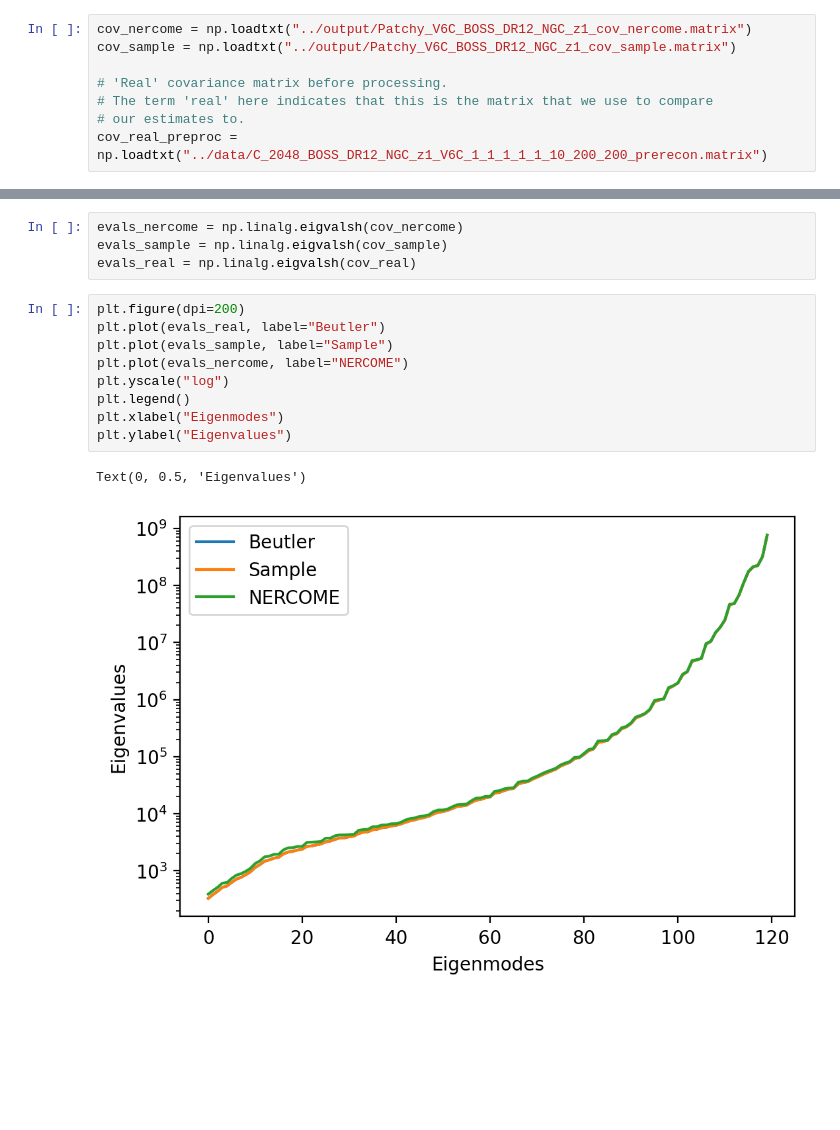
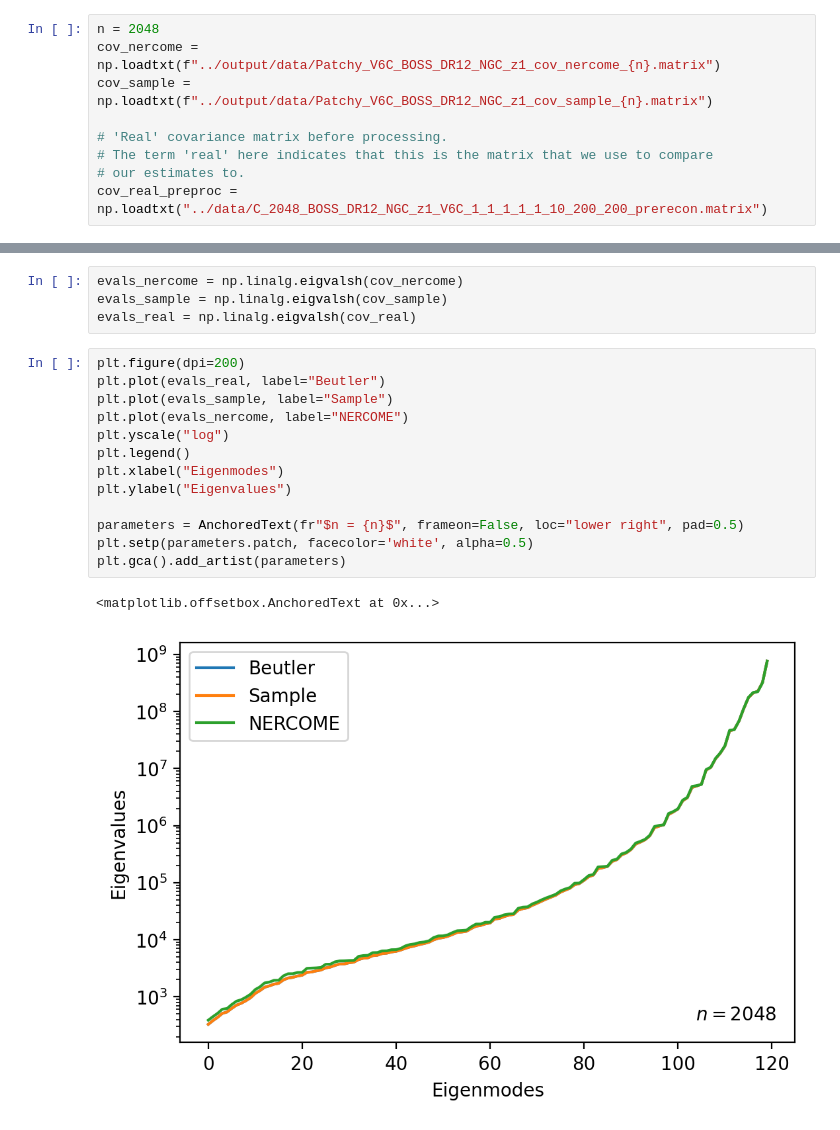
Before and after one commit to marnixlooijmans/power-spectra-examples, a Jupyter notebook: notebooks/cov-matrix-processing.ipynb, the cells around one changed output, grey strips where cells are left out. Drawn from its saved outputs; the diff is of its cells as text; blank space fills up the shorter version.

```diff
--- a/notebooks/cov-matrix-processing.ipynb
+++ b/notebooks/cov-matrix-processing.ipynb
@@ -4,7 +5,8 @@ import matplotlib.pyplot as plt
 %matplotlib inline
 # %%
-cov_nercome = np.loadtxt("../output/Patchy_V6C_BOSS_DR12_NGC_z1_cov_nercome.matrix")
-cov_sample = np.loadtxt("../output/Patchy_V6C_BOSS_DR12_NGC_z1_cov_sample.matrix")
+n = 2048
+cov_nercome = np.loadtxt(f"../output/data/Patchy_V6C_BOSS_DR12_NGC_z1_cov_nercome_{n}.matrix")
+cov_sample = np.loadtxt(f"../output/data/Patchy_V6C_BOSS_DR12_NGC_z1_cov_sample_{n}.matrix")
 
 # 'Real' covariance matrix before processing.
 # The term 'real' here indicates that this is the matrix that we use to compare
@@ -57,15 +59,19 @@ evals_real = np.linalg.eigvalsh(cov_real)
 # %%
 plt.figure(dpi=200)
 plt.plot(evals_real, label="Beutler")
 plt.plot(evals_sample, label="Sample")
 plt.plot(evals_nercome, label="NERCOME")
 plt.yscale("log")
 plt.legend()
 plt.xlabel("Eigenmodes")
 plt.ylabel("Eigenvalues")
+
+parameters = AnchoredText(fr"$n = {n}$", frameon=False, loc="lower right", pad=0.5)
+plt.setp(parameters.patch, facecolor='white', alpha=0.5)
+plt.gca().add_artist(parameters)
 # %% [output]
-Text(0, 0.5, 'Eigenvalues')
+<matplotlib.offsetbox.AnchoredText at 0x...>
-[figure, old version]
+[figure, new version]
 # %%
 nercome_rel_errors = (cov_nercome-cov_real)/np.abs(cov_real)
 print(nercome_rel_errors)
```
Also changed, not shown: parts of 7 cells of this notebook.
